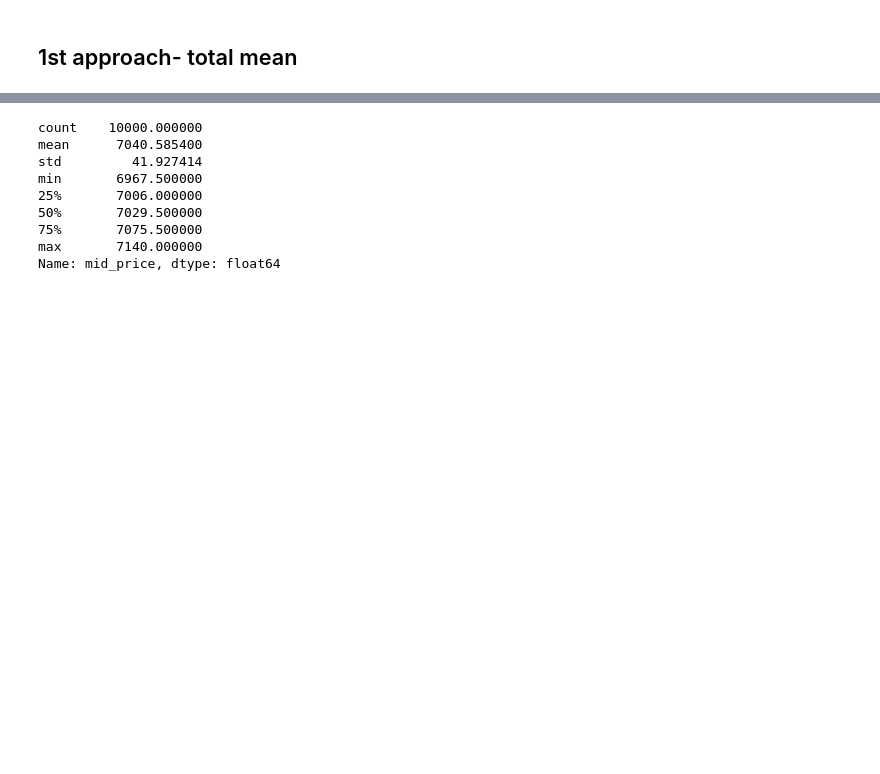
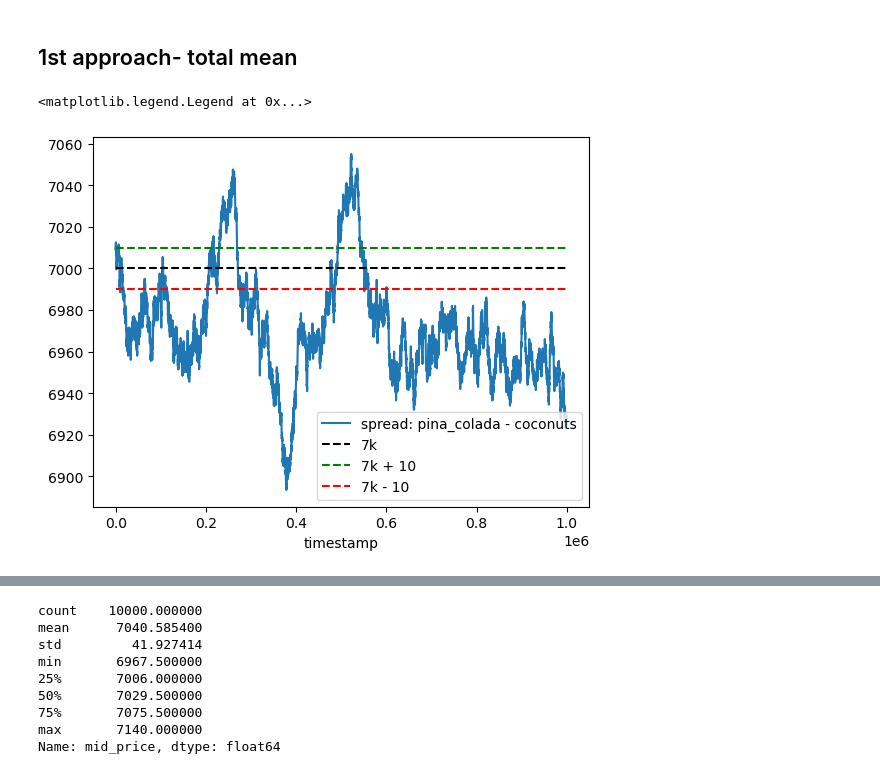
Before and after one commit to nicolassinott/IMC_Prosperity, a Jupyter notebook: notebooks/02-round2-coconuts_pinacolada.ipynb, the cells around one changed output, grey strips where cells are left out. Saved outputs shown, nothing was run; the diff lists cells and outputs as text; code cells hidden in the pictures; blank space fills up the shorter version.

```diff
--- a/notebooks/02-round2-coconuts_pinacolada.ipynb
+++ b/notebooks/02-round2-coconuts_pinacolada.ipynb
@@ -51,6 +51,39 @@ spread = pina_coladas["mid_price"] - coconuts["mid_price"]
 spread_minus_mean = spread - spread.mean()
 # %% [markdown]
 ## 1st approach- total mean
+# %%
+spread.plot(label = "spread: pina_colada - coconuts")
+plt.hlines(
+    7_000,
+    spread.index[0],
+    spread.index[-1],
+    colors = "black",
+    label='7k',
+    linestyles="dashed"
+)
+
+plt.hlines(
+    7_000 +10,
+    spread.index[0],
+    spread.index[-1],
+    colors = "green",
+    label='7k + 10',
+    linestyles="dashed"
+)
+
+plt.hlines(
+    7_000 - 10,
+    spread.index[0],
+    spread.index[-1],
+    colors = "red",
+    label='7k - 10',
+    linestyles="dashed"
+)
+
+plt.legend()
+# %% [output]
+<matplotlib.legend.Legend at 0x...>
+[figure, added]
 # %%
 spread.plot(label = "spread: pina_colada - coconuts")
 plt.hlines(
```
Also changed, not shown: parts of 9 cells of this notebook.
